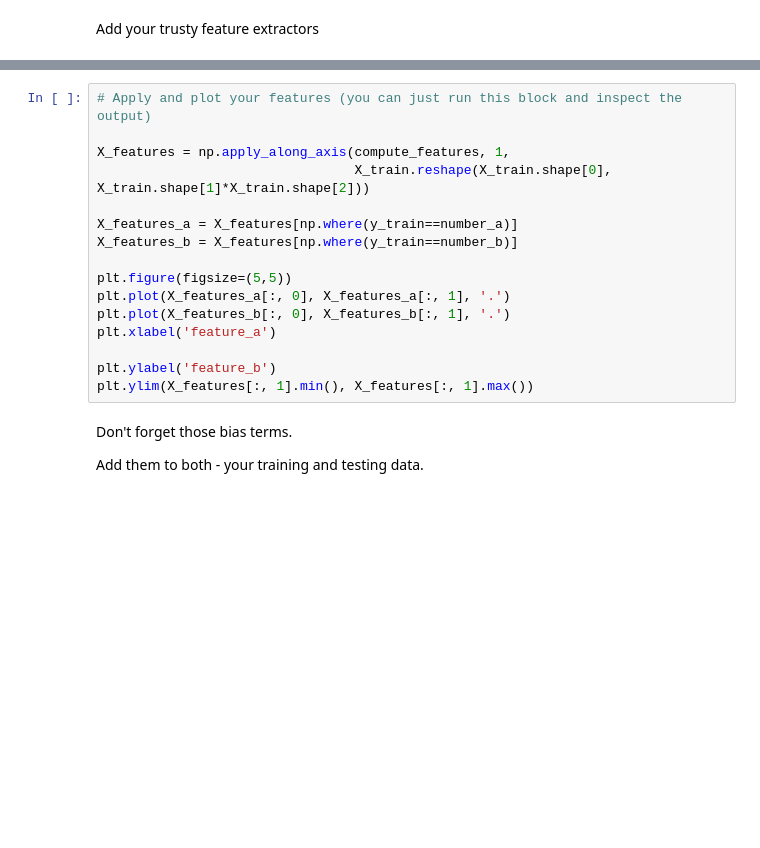
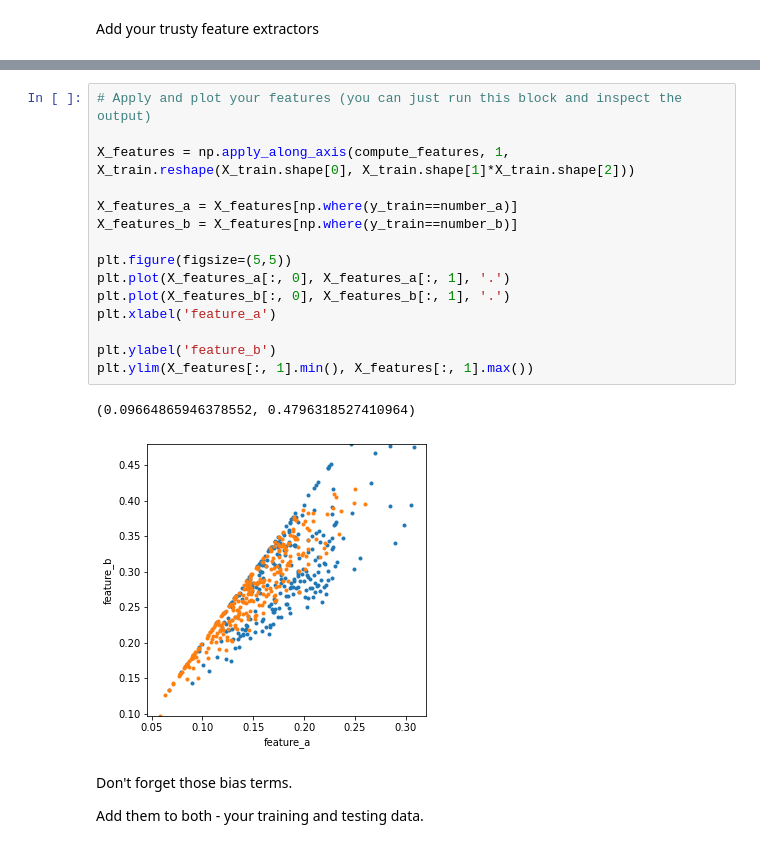
Before and after one commit to guptashrey/BME548L-Machine-Learning-Imaging, a Jupyter notebook: Homework/S2023_HW2.ipynb, the cells around one changed output, grey strips where cells are left out. Drawn from its saved outputs; the diff is of its cells as text; blank space fills up the shorter version.

```diff
--- a/Homework/S2023_HW2.ipynb
+++ b/Homework/S2023_HW2.ipynb
@@ -131,19 +135,21 @@ def compute_features(vector):
 # %%
 # Apply and plot your features (you can just run this block and inspect the output)
 
-X_features = np.apply_along_axis(compute_features, 1,
-                                 X_train.reshape(X_train.shape[0], X_train.shape[1]*X_train.shape[2]))
+X_features = np.apply_along_axis(compute_features, 1, X_train.reshape(X_train.shape[0], X_train.shape[1]*X_train.shape[2]))
 
 X_features_a = X_features[np.where(y_train==number_a)]
 X_features_b = X_features[np.where(y_train==number_b)]
 
 plt.figure(figsize=(5,5))
 plt.plot(X_features_a[:, 0], X_features_a[:, 1], '.')
 plt.plot(X_features_b[:, 0], X_features_b[:, 1], '.')
 plt.xlabel('feature_a')
 
 plt.ylabel('feature_b')
 plt.ylim(X_features[:, 1].min(), X_features[:, 1].max())
+# %% [output]
+(0.09664865946378552, 0.4796318527410964)
+[figure, added]
 # %% [markdown]
 Don't forget those bias terms.
 
```
Also changed, not shown: parts of 9 cells of this notebook, 2 other files.
